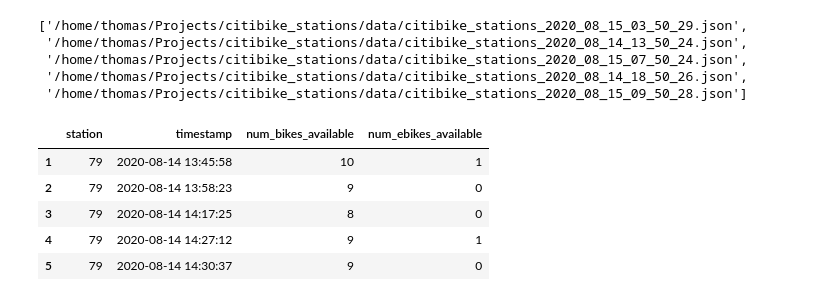
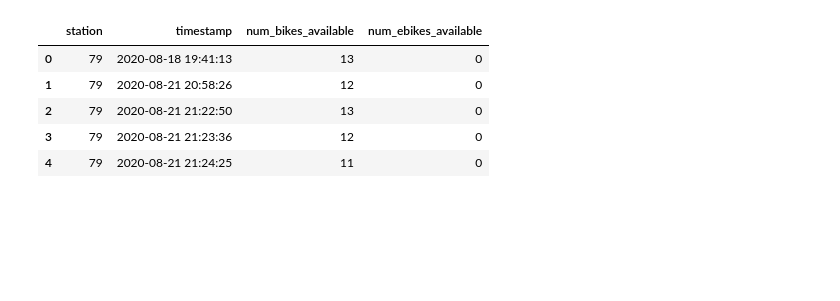
Before and after one commit to tlmohren/citibike_stations, a Jupyter notebook: notebooks/analyze_citibike_stations.ipynb, the cells around one changed output. Saved outputs shown, nothing was run; the diff lists cells and outputs as text; code cells hidden in the pictures; blank space fills up the shorter version.

Commit message:
merge data to feather

```diff
--- a/notebooks/analyze_citibike_stations.ipynb
+++ b/notebooks/analyze_citibike_stations.ipynb
@@ -10,14 +10,6 @@ from matplotlib.dates import HourLocator, DateFormatter
 import matplotlib.pyplot as plt
-# %%
-datapath = Path.cwd().parent.joinpath('data')
-data_files = glob.glob(str(datapath)+'/*')
-data_files[-5:]
-# %% [output]
-['/home/thomas/Projects/citibike_stations/data/citibike_stations_2020_08_15_03_50_29.json',
- '/home/thomas/Projects/citibike_stations/data/citibike_stations_2020_08_14_13_50_24.json',
- '/home/thomas/Projects/citibike_stations/data/citibike_stations_2020_08_15_07_50_24.json',
- '/home/thomas/Projects/citibike_stations/data/citibike_stations_2020_08_14_18_50_26.json',
- '/home/thomas/Projects/citibike_stations/data/citibike_stations_2020_08_15_09_50_28.json']
+# %%
+project_directory = Path.cwd().parent
 # %%
 def merge_dict(old_dict, new_dict):
     for station, dock_timedict in new_dict.items():
@@ -39,20 +25,44 @@ for file in data_files:
 # %%
-dict_of_df = {k: pd.DataFrame(v) for k,v in data_dict.items()}
-df = pd.concat(dict_of_df, axis=1).transpose()
+reload_data = False
 
-df.reset_index(level=[0,1], inplace=True)
-df['level_1'] = df.level_1.apply(lambda x: datetime.datetime.fromtimestamp(int(x)) )
+if reload_data:
 
-df.rename(columns={'level_0':'station', 'level_1':'timestamp'}, inplace=True)
+    rawdatapath = project_directory.joinpath('rawdata')
+    data_files = glob.glob(str(rawdatapath)+'/*')
+    data_files[-5:]
 
-bool_active = df['timestamp'] > np.datetime64('2020-01-01 12:00:00')
-df = df[bool_active]
+    data_dict = {}
+    for file in data_files:
+        print(f"loading file: {file}")
+        with open(file, "r") as read_file:
+            file_data = json.load(read_file)
+            data_dict = merge_dict(data_dict, file_data)
+
+    dict_of_df = {k: pd.DataFrame(v) for k,v in data_dict.items()}
+    df = pd.concat(dict_of_df, axis=1).transpose()
+
+    df.reset_index(level=[0,1], inplace=True)
+    df['level_1'] = df.level_1.apply(lambda x: datetime.datetime.fromtimestamp(int(x)) )
+
+    df.rename(columns={'level_0':'station', 'level_1':'timestamp'}, inplace=True)
+
+    bool_active = df['timestamp'] > np.datetime64('2020-01-01 12:00:00')
+    df = df[bool_active]
+
+    df = df.reset_index(drop=True)
+
+    filename = rawdatapath / f'merged_data_{datetime.datetime.now().date()}.ftr'
+    df.to_feather(filename)
+else:
+    cleandatapath = project_directory.joinpath('cleandata')
+    filename = cleandatapath / f'merged_data_2020-08-23.ftr'
+    df = pd.read_feather(filename, columns=None, use_threads=True);
 
 df.head()
 # %% [output]
 |  | station | timestamp | num_bikes_available | num_ebikes_available |
-| 1 | 79 | 2020-08-14 13:45:58 | 10 | 1 |
-| 2 | 79 | 2020-08-14 13:58:23 | 9 | 0 |
-| 3 | 79 | 2020-08-14 14:17:25 | 8 | 0 |
-| 4 | 79 | 2020-08-14 14:27:12 | 9 | 1 |
-| 5 | 79 | 2020-08-14 14:30:37 | 9 | 0 |
+| 0 | 79 | 2020-08-18 19:41:13 | 13 | 0 |
+| 1 | 79 | 2020-08-21 20:58:26 | 12 | 0 |
+| 2 | 79 | 2020-08-21 21:22:50 | 13 | 0 |
+| 3 | 79 | 2020-08-21 21:23:36 | 12 | 0 |
+| 4 | 79 | 2020-08-21 21:24:25 | 11 | 0 |
```
Also changed, not shown: parts of 5 cells of this notebook, 2 other files.
